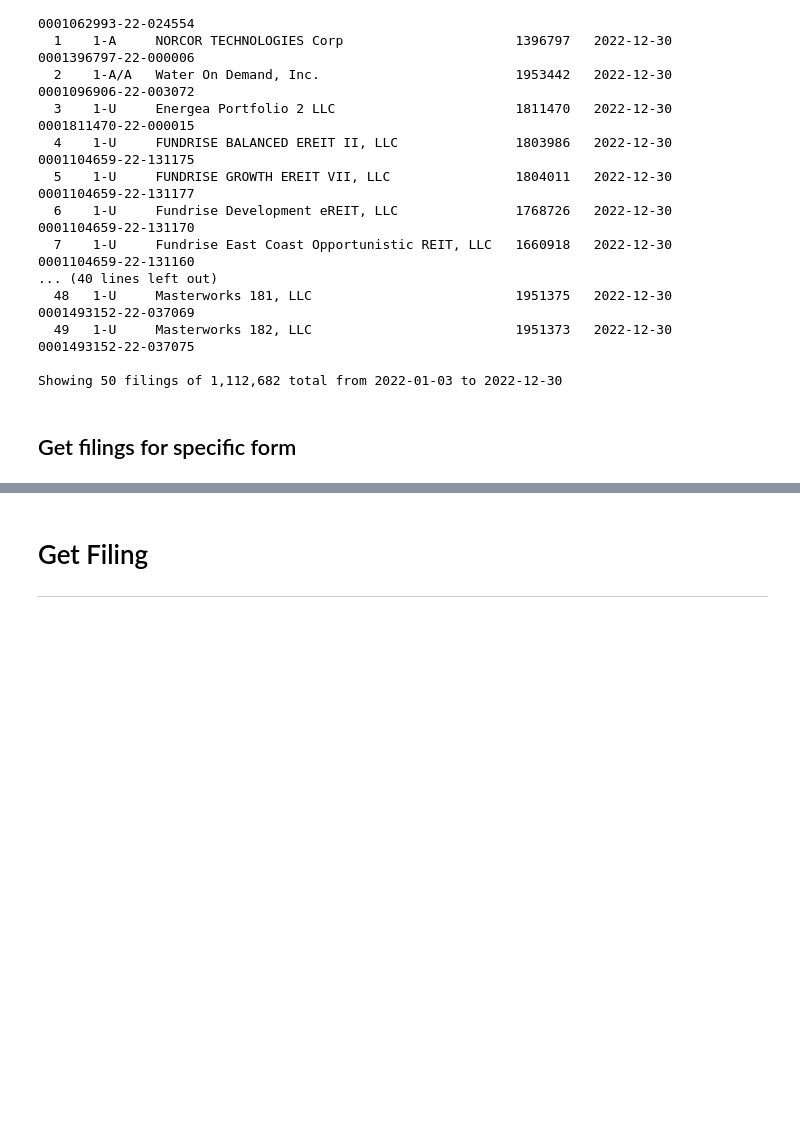
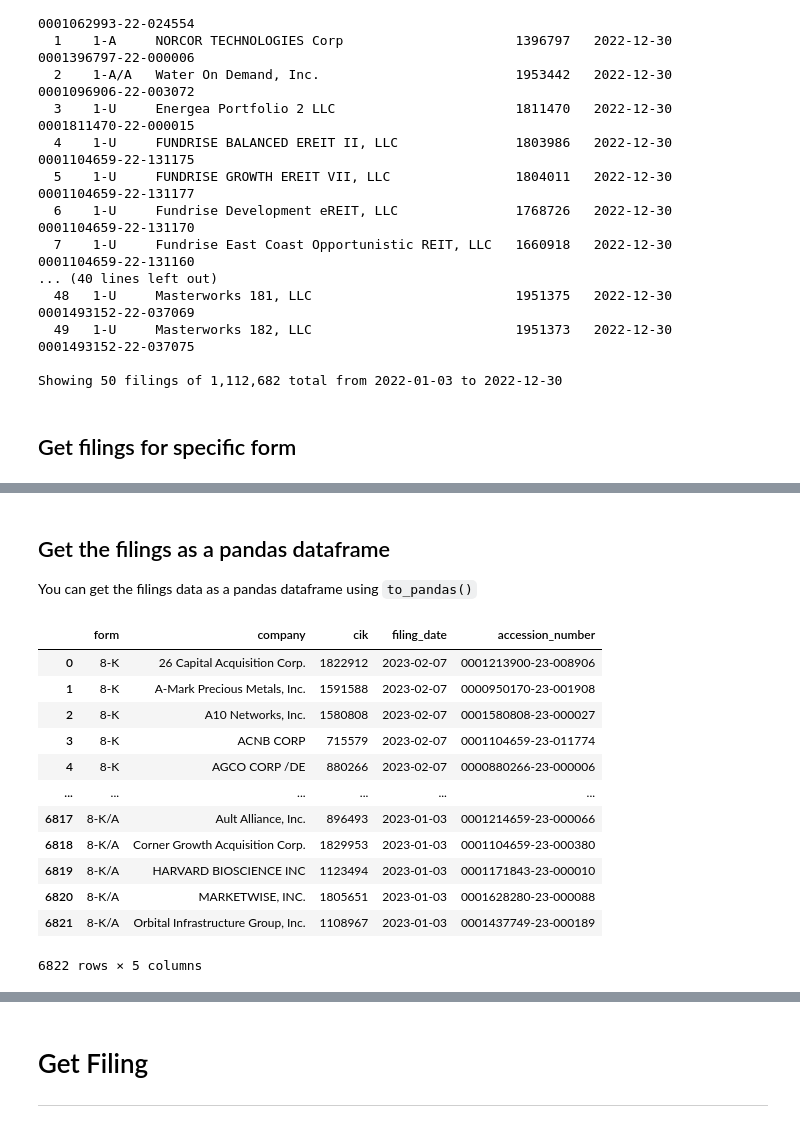
Before and after one commit to elodszopos/edgartools, a Jupyter notebook: Usage.ipynb, the cells around one changed output, grey strips where cells are left out. Drawn from its saved outputs; the diff is of its cells as text; code cells hidden in the pictures; blank space fills up the shorter version.

Commit message:
Add section on to_pandas

```diff
--- a/Usage.ipynb
+++ b/Usage.ipynb
@@ -125,0 +146,19 @@ filings = get_filings(form="8-K")
+# %% [markdown]
+## Get the filings as a pandas dataframe
+You can get the filings data as a pandas dataframe using `to_pandas()`
+# %%
+filings.to_pandas()
+# %% [output]
+|  | form | company | cik | filing_date | accession_number |
+| 0 | 8-K | 26 Capital Acquisition Corp. | 1822912 | 2023-02-07 | 0001213900-23-008906 |
+| 1 | 8-K | A-Mark Precious Metals, Inc. | 1591588 | 2023-02-07 | 0000950170-23-001908 |
+| 2 | 8-K | A10 Networks, Inc. | 1580808 | 2023-02-07 | 0001580808-23-000027 |
+| 3 | 8-K | ACNB CORP | 715579 | 2023-02-07 | 0001104659-23-011774 |
+| 4 | 8-K | AGCO CORP /DE | 880266 | 2023-02-07 | 0000880266-23-000006 |
+| ... | ... | ... | ... | ... | ... |
+| 6817 | 8-K/A | Ault Alliance, Inc. | 896493 | 2023-01-03 | 0001214659-23-000066 |
+| 6818 | 8-K/A | Corner Growth Acquisition Corp. | 1829953 | 2023-01-03 | 0001104659-23-000380 |
+| 6819 | 8-K/A | HARVARD BIOSCIENCE INC | 1123494 | 2023-01-03 | 0001171843-23-000010 |
+| 6820 | 8-K/A | MARKETWISE, INC. | 1805651 | 2023-01-03 | 0001628280-23-000088 |
+| 6821 | 8-K/A | Orbital Infrastructure Group, Inc. | 1108967 | 2023-01-03 | 0001437749-23-000189 |
+6822 rows × 5 columns
```
Also changed, not shown: parts of 6 cells of this notebook.
